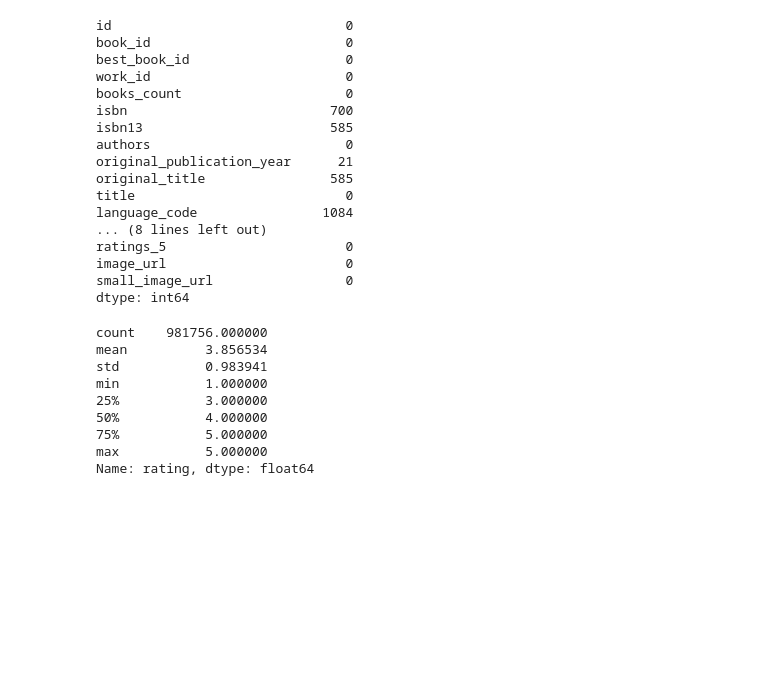
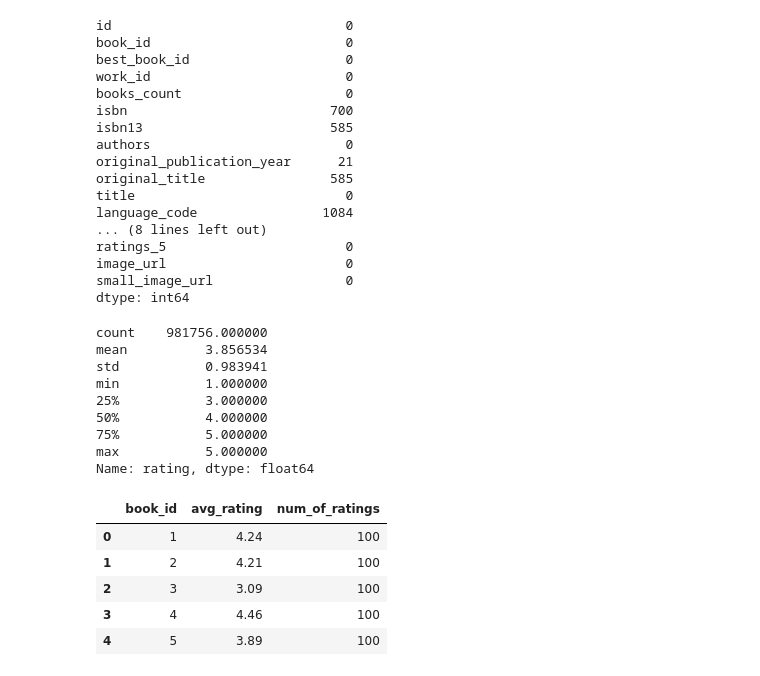
Before and after one commit to Shadow-atomic777/Book_Recommendation-, a Jupyter notebook: Book_Recommendation-/notebooks/book.ipynb, the cells around one changed output. Saved outputs shown, nothing was run; the diff lists cells and outputs as text; code cells hidden in the pictures; blank space fills up the shorter version.

```diff
--- a/Book_Recommendation-/notebooks/book.ipynb
+++ b/Book_Recommendation-/notebooks/book.ipynb
@@ -73,4 +67,14 @@ min           1.000000
 max           5.000000
 Name: rating, dtype: float64
 # %%
-ra
+book_ratings=ratings.groupby('book_id').agg(
+    avg_rating=('rating','mean'),
+    num_of_ratings=('rating','count')).reset_index()
+book_ratings.head()
+# %% [output]
+|  | book_id | avg_rating | num_of_ratings |
+| 0 | 1 | 4.24 | 100 |
+| 1 | 2 | 4.21 | 100 |
+| 2 | 3 | 3.09 | 100 |
+| 3 | 4 | 4.46 | 100 |
+| 4 | 5 | 3.89 | 100 |
```
Also changed, not shown: parts of 7 cells of this notebook.
